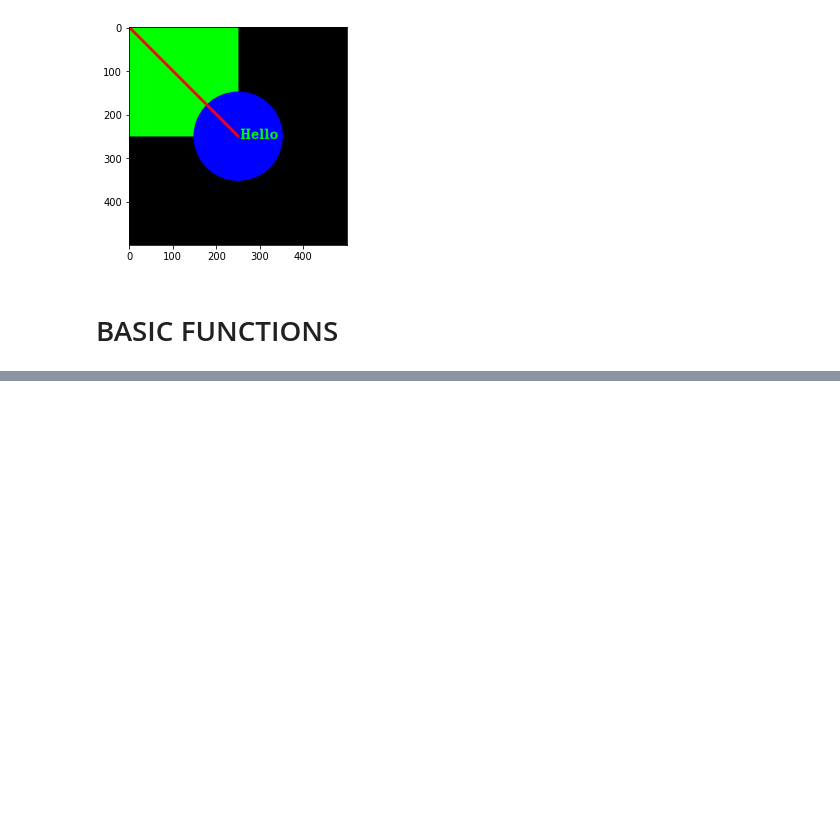
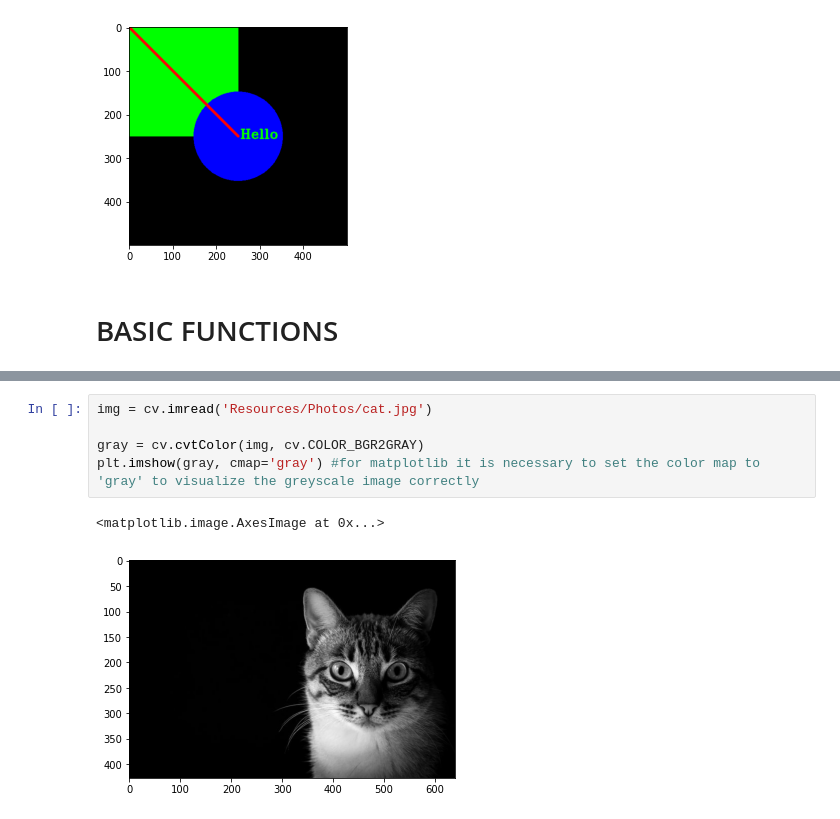
Before and after one commit to davidemariani/opencv-course, a Jupyter notebook: notes_section_1.ipynb, the cells around one changed output, grey strips where cells are left out. Saved outputs shown, nothing was run; the diff lists cells and outputs as text; blank space fills up the shorter version.

```diff
--- a/notes_section_1.ipynb
+++ b/notes_section_1.ipynb
@@ -259,0 +273,8 @@ plt.imshow(blank)
+# %%
+img = cv.imread('Resources/Photos/cat.jpg')
+
+gray = cv.cvtColor(img, cv.COLOR_BGR2GRAY)
+plt.imshow(gray, cmap='gray') #for matplotlib it is necessary to set the color map to 'gray' to visualize the greyscale image correctly
+# %% [output]
+<matplotlib.image.AxesImage at 0x...>
+[figure, added]
```
Also changed, not shown: parts of 24 cells of this notebook.
